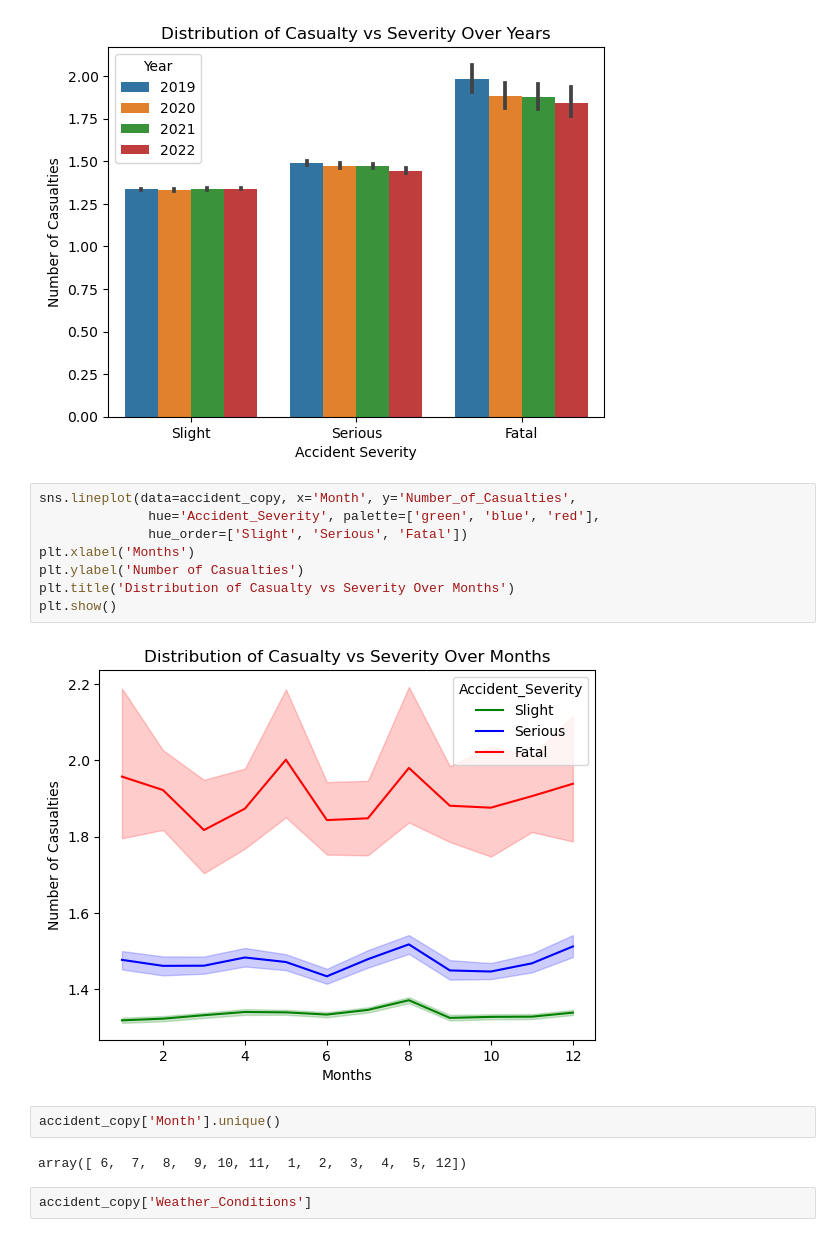
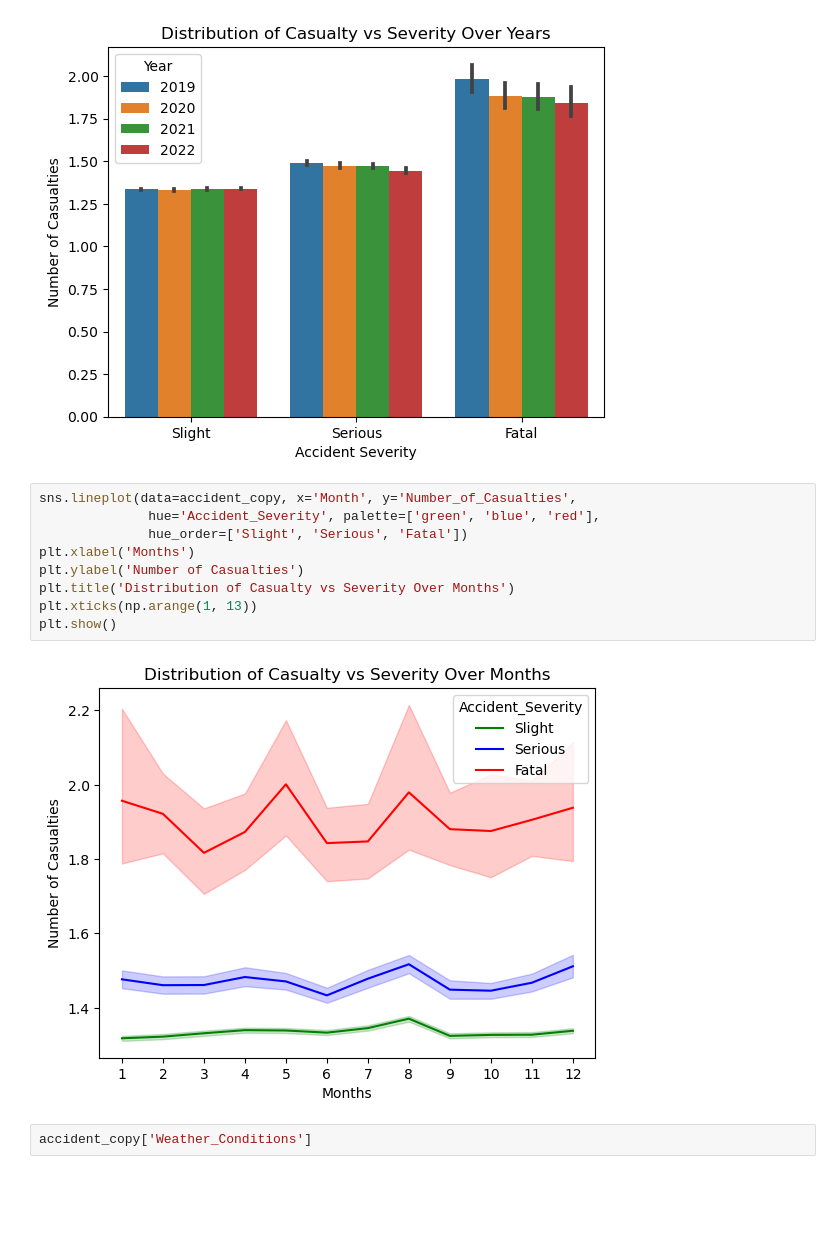
Before and after one commit to lukelin15/DSC148-Proj, a Jupyter notebook: Data_Cleaning_and_EDA.ipynb, the cells around one changed output. Drawn from its saved outputs; the diff is of its cells as text; blank space fills up the shorter version.

```diff
--- a/Data_Cleaning_and_EDA.ipynb
+++ b/Data_Cleaning_and_EDA.ipynb
@@ -260,17 +260,14 @@ plt.show()
 # %%
 sns.lineplot(data=accident_copy, x='Month', y='Number_of_Casualties',
               hue='Accident_Severity', palette=['green', 'blue', 'red'],
               hue_order=['Slight', 'Serious', 'Fatal'])
 plt.xlabel('Months')
 plt.ylabel('Number of Casualties')
 plt.title('Distribution of Casualty vs Severity Over Months')
+plt.xticks(np.arange(1, 13))
 plt.show()
 # %% [output]
-[figure, old version]
+[figure, new version]
-# %%
-accident_copy['Month'].unique()
-# %% [output]
-array([ 6,  7,  8,  9, 10, 11,  1,  2,  3,  4,  5, 12])
 # %%
 accident_copy['Weather_Conditions']
 # %% [markdown]
```
